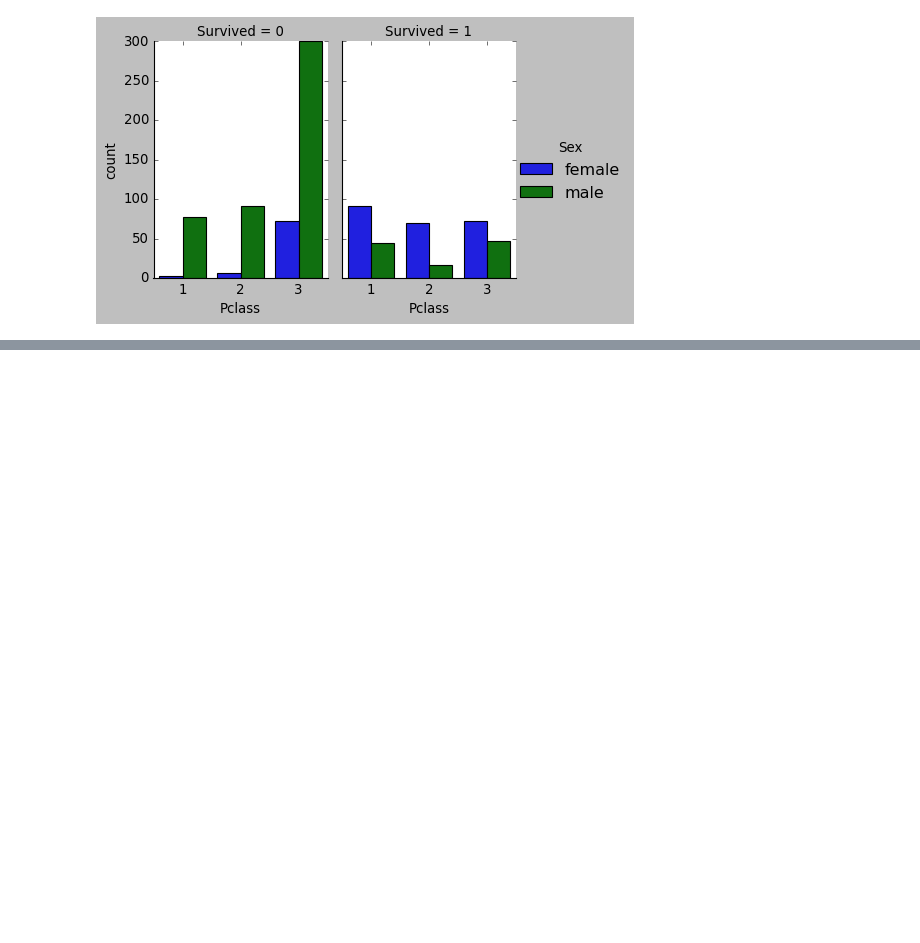
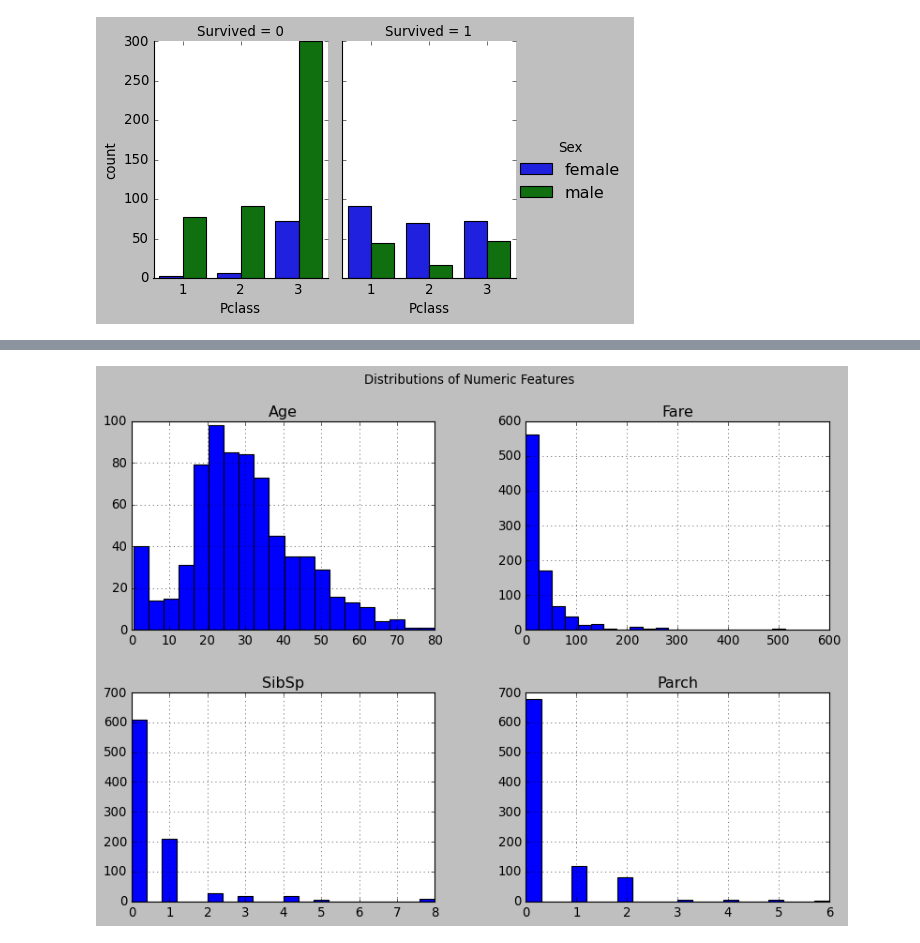
Before and after one commit to KyleSDeveloper/mini-project-1, a Jupyter notebook: main.ipynb, the cells around one changed output, grey strips where cells are left out. Saved outputs shown, nothing was run; the diff lists cells and outputs as text; code cells hidden in the pictures; blank space fills up the shorter version.

```diff
--- a/main.ipynb
+++ b/main.ipynb
@@ -110,0 +119,9 @@ sns.catplot(x='Pclass', hue='Sex', col='Survived',
+# %%
+num_features = ["Age", "Fare", "SibSp", "Parch"]
+
+# Histograms
+df[num_features].hist(bins=20, figsize=(12, 8), edgecolor='black')
+plt.suptitle("Distributions of Numeric Features")
+plt.show()
+# %% [output]
+[figure, added]
```
Also changed, not shown: parts of 25 cells of this notebook.
